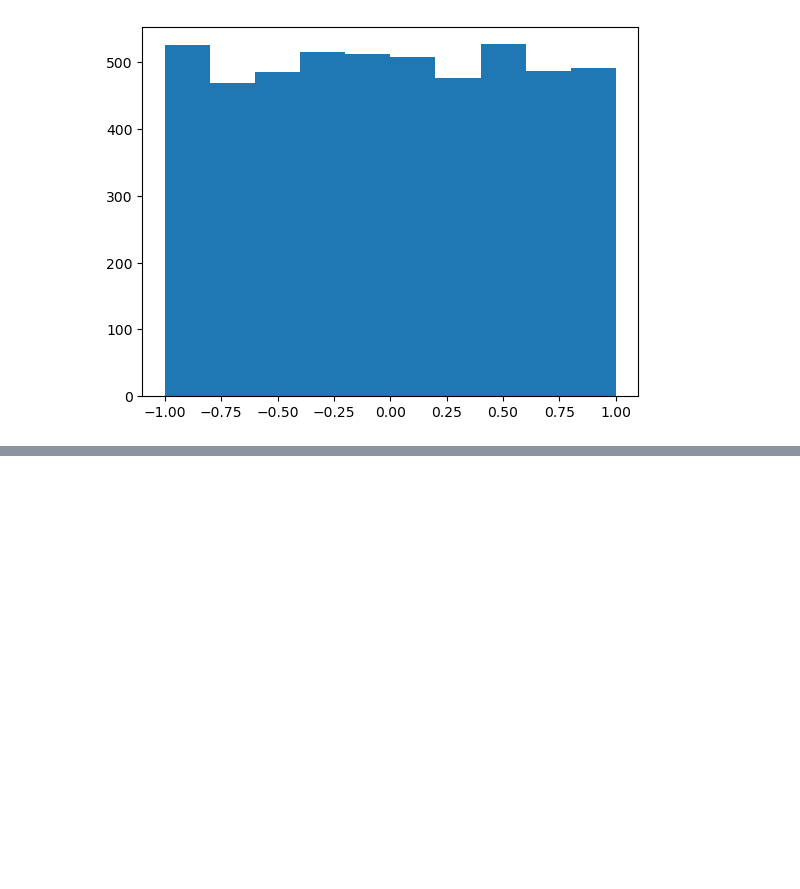
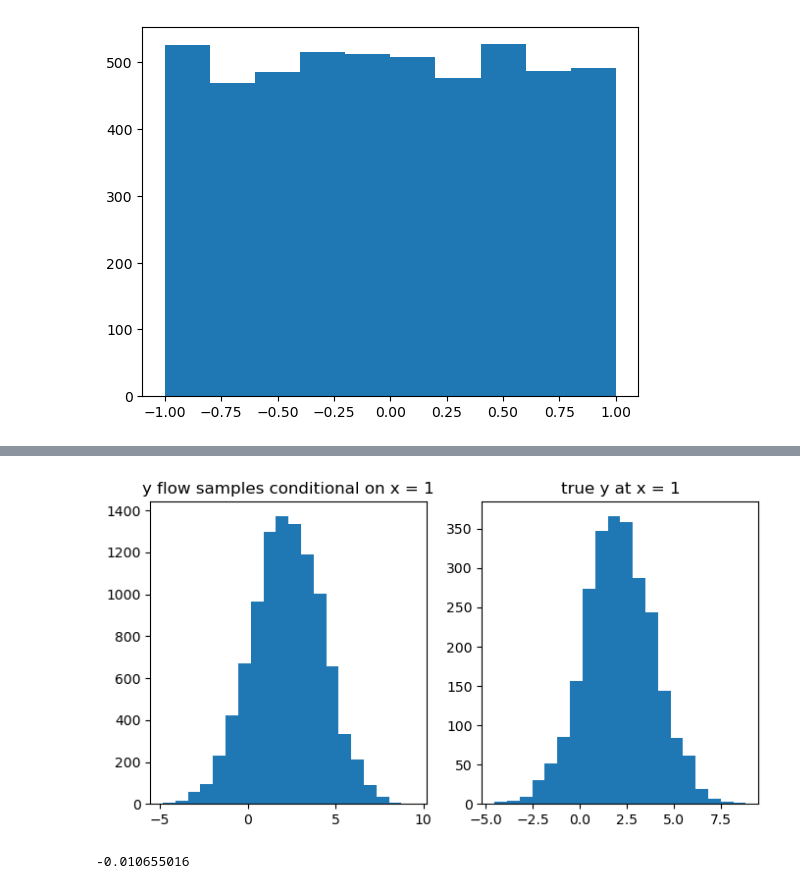
Before and after one commit to llaurabatt/frugal-flows, a Jupyter notebook: clean_playground.ipynb, the cells around one changed output, grey strips where cells are left out. Saved outputs shown, nothing was run; the diff lists cells and outputs as text; code cells hidden in the pictures; blank space fills up the shorter version.

```diff
--- a/clean_playground.ipynb
+++ b/clean_playground.ipynb
@@ -268,0 +528,4 @@ plt.hist(corruni_m1p1[:,0]);
+# %%
+n_samples = 10000
+copula_flow_samples_1 = copula_flow.sample(key, condition=jnp.ones((n_samples,1)))
+copula_flow_samples_0 = copula_flow.sample(key, condition=jnp.zeros((n_samples,1)))
@@ -268,0 +536,15 @@ plt.hist(corruni_m1p1[:,0]);
+# %%
+fig,ax =plt.subplots(1,2, figsize=(8,4))
+ax[0].set_title('y flow samples conditional on x = 1')
+ax[0].hist(copula_flow_samples_1[:,0], label="flow", bins=20)
+
+ax[1].set_title('true y at x = 1')
+ax[1].hist(y[x==1], label="flow", bins=20)
+# sns.kdeplot(yy,  color='red', ax=ax[1])
+plt.show()
+# %% [output]
+[figure, added]
+# %%
+print(copula_flow_samples_0[:,0].mean())
+# %% [output]
+-0.010655016
```
Also changed, not shown: parts of 45 cells of this notebook, 7 other files.
